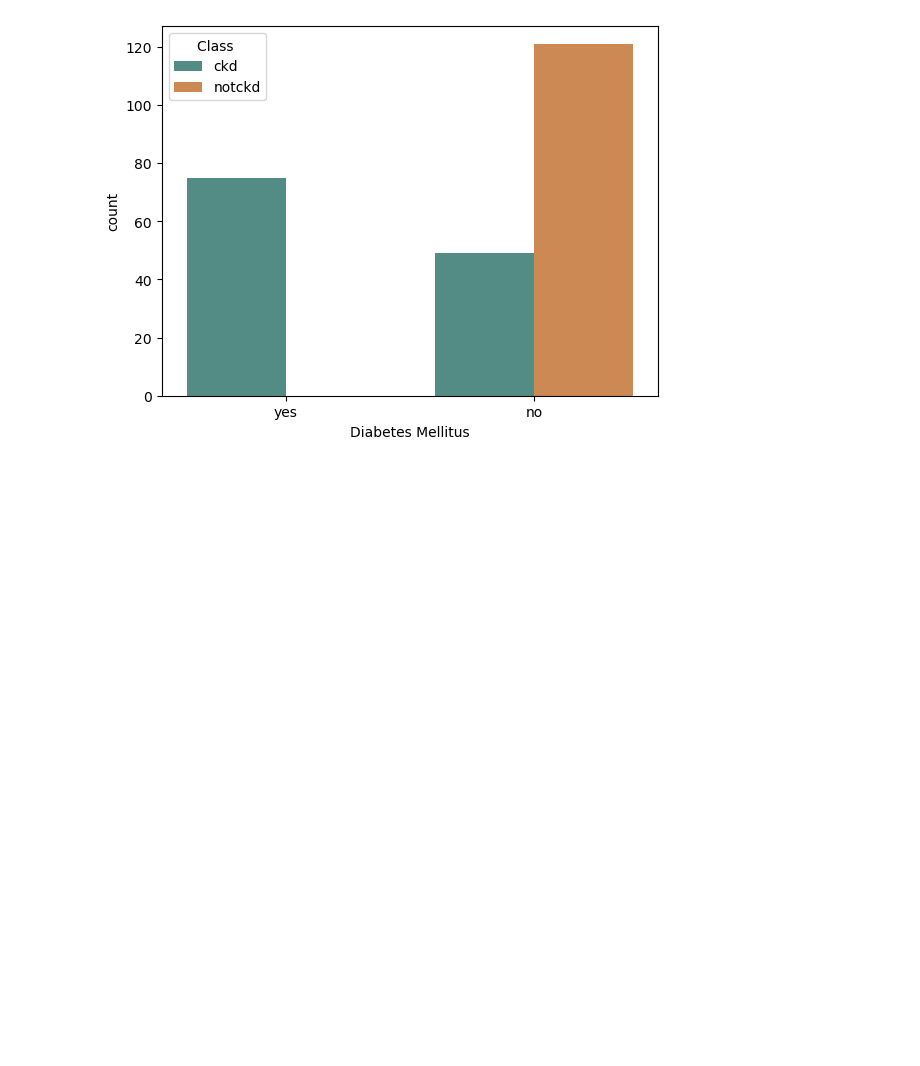
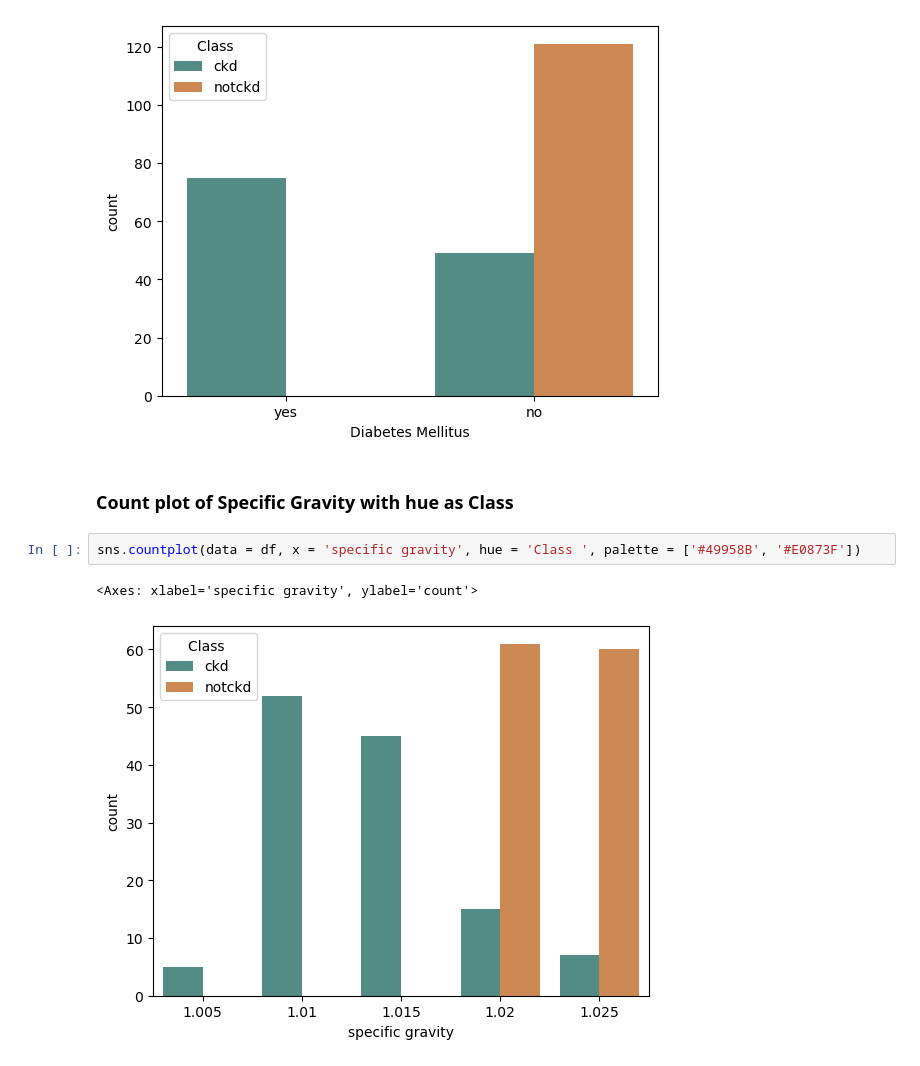
Before and after one commit to Priyagha/Chronic_Kidney_Disease, a Jupyter notebook: Chronic_Kidney_Disease.ipynb, the cells around one changed output. Saved outputs shown, nothing was run; the diff lists cells and outputs as text; blank space fills up the shorter version.

Commit message:
Specific Gravity Countplot with Hue to Class

```diff
--- a/Chronic_Kidney_Disease.ipynb
+++ b/Chronic_Kidney_Disease.ipynb
@@ -51,3 +51,10 @@ sns.countplot(data = df, x = 'Diabetes Mellitus', hue = 'Class ', palette = ['#4
 # %% [output]
 <Axes: xlabel='Diabetes Mellitus', ylabel='count'>
 [figure]
+# %% [markdown]
+### Count plot of Specific Gravity with hue as Class
+# %%
+sns.countplot(data = df, x = 'specific gravity', hue = 'Class ', palette = ['#49958B', '#E0873F'])
+# %% [output]
+<Axes: xlabel='specific gravity', ylabel='count'>
+[figure, added]
```
